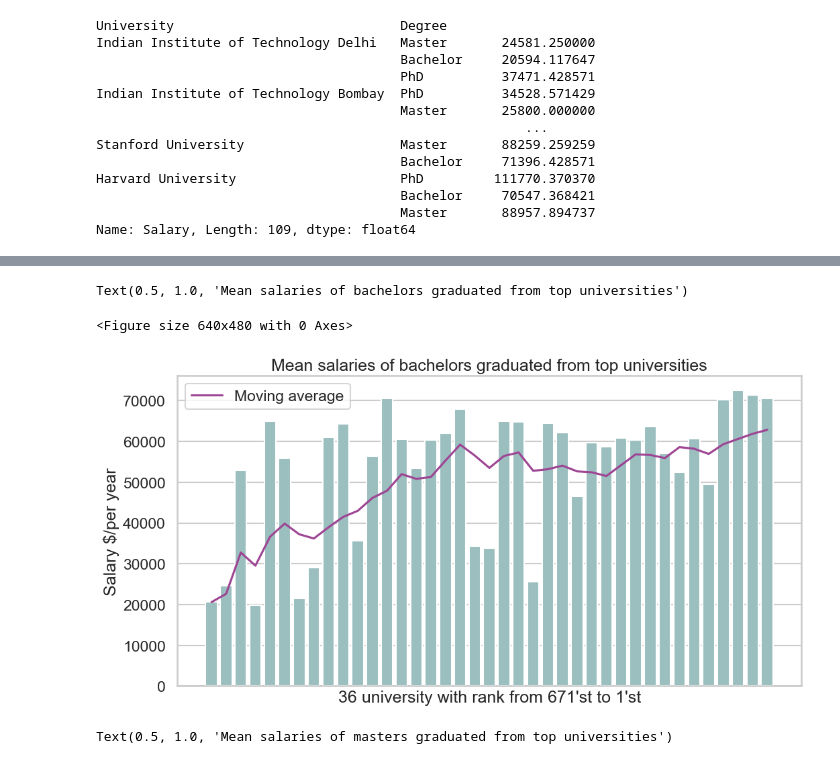
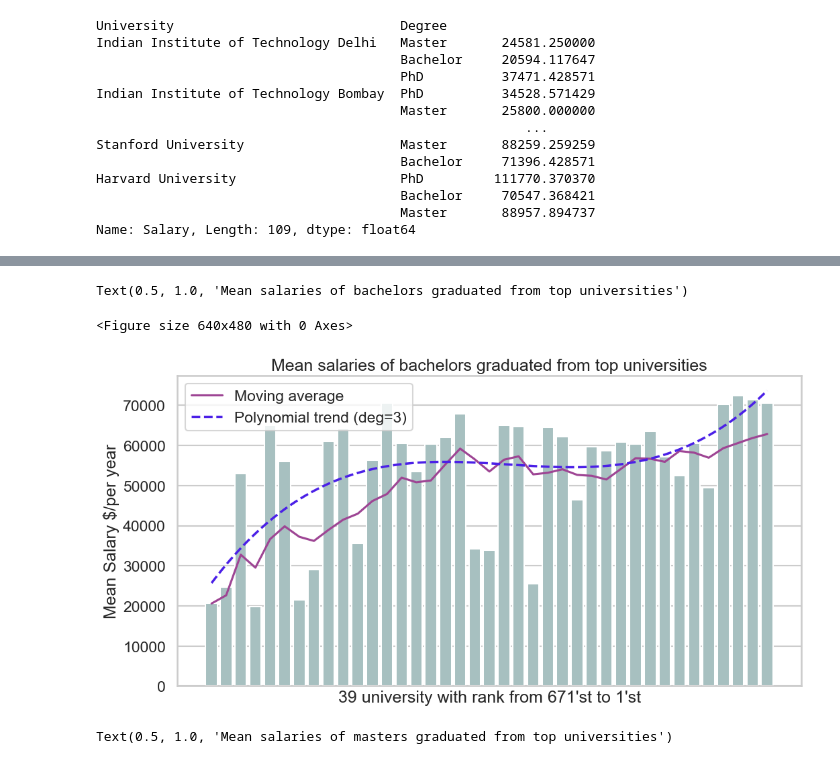
Before and after one commit to maxtheshock/PythonDS-Project, a Jupyter notebook: PythonNotebook.ipynb, the cells around one changed output, grey strips where cells are left out. Cells and saved outputs as stored; diff of their text form; code cells hidden in the pictures.

```diff
--- a/PythonNotebook.ipynb
+++ b/PythonNotebook.ipynb
@@ -313,6 +313,8 @@ alumni_data.Field = alumni_data.Field.replace(["Electrical Engineering", "Mechan
 alumni_data.Field = alumni_data.Field.replace(["Data Science & AI", "Information Technology", "Electronics and Communication", "Computer Science"], "IT")
 alumni_data = alumni_data[alumni_data["Mean salary (USD per year)"] > 10000]
 alumni_data = alumni_data[alumni_data.University.isin(set(alumni_data.University) & set(university_rate.Institution))]
+rank_dict = university_rate.set_index('Institution')['World Rank'].to_dict()
+alumni_data['University Rate'] = alumni_data["University"].map(rank_dict)
 alumni_data = alumni_data.reset_index(drop=True)
 # %%
 alumni_data.Field.value_counts()
@@ -506,21 +508,29 @@ university_rate[university_rate["Institution"] == "Indian Institute of Technolog
 # %%
 sns.set_theme(style="whitegrid", context="talk")
 sns.despine()
 plt.figure(figsize=(12, 6))
-sns.barplot(mean_salary_uni_deg[mean_salary_uni_deg.index.get_level_values('Degree') == 'Bachelor'].values, color = "#95C5C5")
+sns.barplot(mean_salary_uni_deg[mean_salary_uni_deg.index.get_level_values('Degree') == 'Bachelor'].values, color = "#A3C4C4")
 
 moving_average = pd.Series(mean_salary_uni_deg[mean_salary_uni_deg.index.get_level_values('Degree') == 'Bachelor'].values).rolling(window=10, min_periods=1).mean().values
 plt.plot(moving_average, color = "#9e4594", label = "Moving average")
 
+x = np.arange(len(mean_salary_uni_deg[mean_salary_uni_deg.index.get_level_values('Degree') == 'Bachelor'].values))
+degree = 3
+coeffs = np.polyfit(x, mean_salary_uni_deg[mean_salary_uni_deg.index.get_level_values('Degree') == 'Bachelor'].values, degree)
+poly = np.poly1d(coeffs)
+x_smooth = np.linspace(x.min(), x.max(), 300)
+y_smooth = poly(x_smooth)
+plt.plot(x_smooth, y_smooth, '--', color="#4B20E7", linewidth=2.5, label=f"Polynomial trend (deg={degree})")
+
 plt.xticks([])
-plt.xlabel("36 university with rank from 671'st to 1'st")
+plt.xlabel("39 university with rank from 671'st to 1'st")
 plt.legend()
-plt.ylabel("Salary $/per year")
+plt.ylabel("Mean Salary $/per year")
 plt.title("Mean salaries of bachelors graduated from top universities")
 # %% [output]
 Text(0.5, 1.0, 'Mean salaries of bachelors graduated from top universities')
 <Figure size 640x480 with 0 Axes>
-[figure, old version]
+[figure, new version]
 # %%
 sns.set_theme(style="whitegrid", context="talk")
 sns.despine()
```
Also changed, not shown: parts of 2 cells of this notebook.
